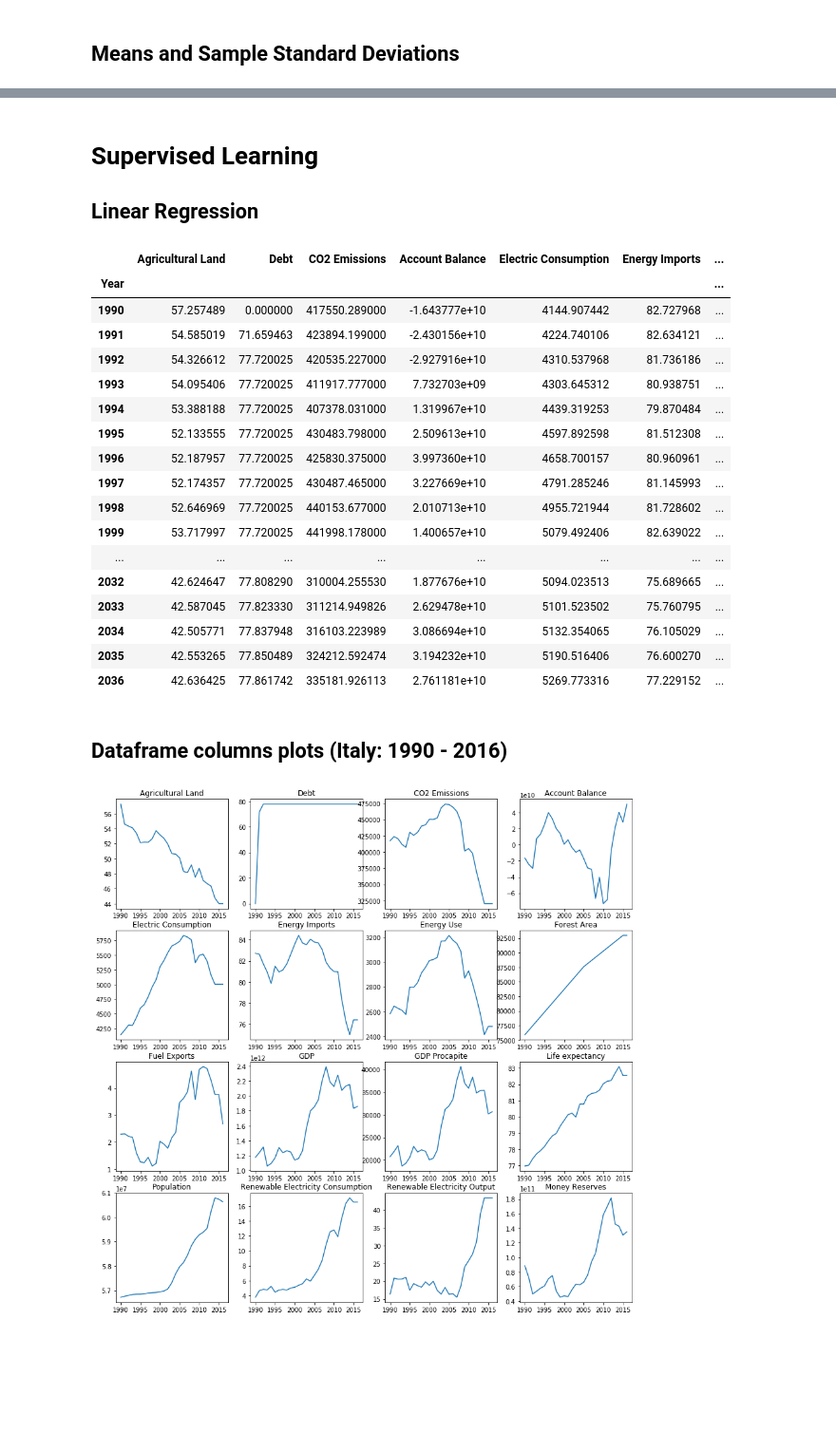
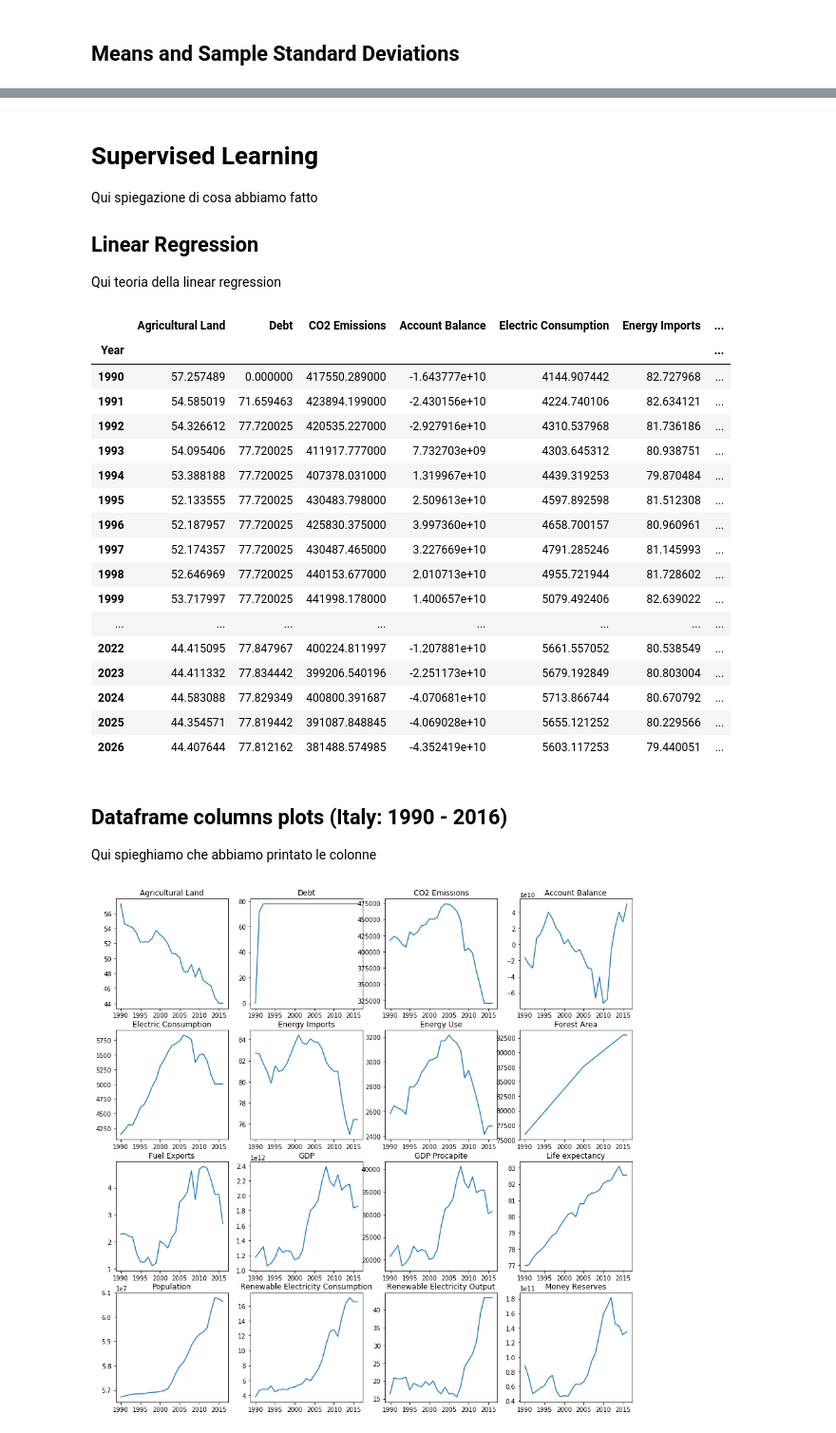
Before and after one commit to AngeloDamiani/DA-DDD-Project, a Jupyter notebook: main_notebook.ipynb, the cells around one changed output, grey strips where cells are left out. Shown at 95% size. Saved outputs shown, nothing was run; the diff lists cells and outputs as text; code cells hidden in the pictures; blank space fills up the shorter version.

Commit message:
ADDED: Scheletro della relazione

```diff
--- a/main_notebook.ipynb
+++ b/main_notebook.ipynb
@@ -270,7 +292,11 @@ dtype: float64
 # %% [markdown]
 # Supervised Learning
 
+Qui spiegazione di cosa abbiamo fatto
+
 ## Linear Regression
+
+Qui teoria della linear regression
 # %%
 import numpy as np
 from numpy.linalg import inv
@@ -327,7 +353,7 @@ def dataPreprocessing(df):
     return X,y,x_input,scaler
 
 # Prediction trial for 10 years
-pred_years = 20
+pred_years = 10
 for i in range(1, pred_years+1):
     X,y,x_input,scal = dataPreprocessing(target_df)
     LR = LinearRegression()
@@ -336,40 +362,42 @@ for i in range(1, pred_years+1):
     # 17 is the number of input variable (1 for bias)
     # 16 is the number of output variable
     y_hat = scal.inverse_transform(LR.predict(x_input))
 
     # Rebuilding of DataFrame, reinserting the Year at the end
     columns = list(df.columns)
     columns.remove("Country")
     columns.remove("Year")
     result = pd.DataFrame(data=y_hat)
     result.columns = columns
     result.insert(loc=0, column="Year", value=interestInterval[1]+i)
 
     target_df = pd.concat([target_df, result])
 
 target_df.set_index('Year', inplace=True)
 target_df
 # %% [output]
 |  | Agricultural Land | Debt | CO2 Emissions | Account Balance | Electric Consumption | Energy Imports | ... |
 | Year |  |  |  |  |  |  | ... |
 | 1990 | 57.257489 | 0.000000 | 417550.289000 | -1.643777e+10 | 4144.907442 | 82.727968 | ... |
 | 1991 | 54.585019 | 71.659463 | 423894.199000 | -2.430156e+10 | 4224.740106 | 82.634121 | ... |
 | 1992 | 54.326612 | 77.720025 | 420535.227000 | -2.927916e+10 | 4310.537968 | 81.736186 | ... |
 | 1993 | 54.095406 | 77.720025 | 411917.777000 | 7.732703e+09 | 4303.645312 | 80.938751 | ... |
 | 1994 | 53.388188 | 77.720025 | 407378.031000 | 1.319967e+10 | 4439.319253 | 79.870484 | ... |
 | 1995 | 52.133555 | 77.720025 | 430483.798000 | 2.509613e+10 | 4597.892598 | 81.512308 | ... |
 | 1996 | 52.187957 | 77.720025 | 425830.375000 | 3.997360e+10 | 4658.700157 | 80.960961 | ... |
 | 1997 | 52.174357 | 77.720025 | 430487.465000 | 3.227669e+10 | 4791.285246 | 81.145993 | ... |
 | 1998 | 52.646969 | 77.720025 | 440153.677000 | 2.010713e+10 | 4955.721944 | 81.728602 | ... |
 | 1999 | 53.717997 | 77.720025 | 441998.178000 | 1.400657e+10 | 5079.492406 | 82.639022 | ... |
 | ... | ... | ... | ... | ... | ... | ... | ... |
-| 2032 | 42.624647 | 77.808290 | 310004.255530 | 1.877676e+10 | 5094.023513 | 75.689665 | ... |
-| 2033 | 42.587045 | 77.823330 | 311214.949826 | 2.629478e+10 | 5101.523502 | 75.760795 | ... |
-| 2034 | 42.505771 | 77.837948 | 316103.223989 | 3.086694e+10 | 5132.354065 | 76.105029 | ... |
-| 2035 | 42.553265 | 77.850489 | 324212.592474 | 3.194232e+10 | 5190.516406 | 76.600270 | ... |
-| 2036 | 42.636425 | 77.861742 | 335181.926113 | 2.761181e+10 | 5269.773316 | 77.229152 | ... |
+| 2022 | 44.415095 | 77.847967 | 400224.811997 | -1.207881e+10 | 5661.557052 | 80.538549 | ... |
+| 2023 | 44.411332 | 77.834442 | 399206.540196 | -2.251173e+10 | 5679.192849 | 80.803004 | ... |
+| 2024 | 44.583088 | 77.829349 | 400800.391687 | -4.070681e+10 | 5713.866744 | 80.670792 | ... |
+| 2025 | 44.354571 | 77.819442 | 391087.848845 | -4.069028e+10 | 5655.121252 | 80.229566 | ... |
+| 2026 | 44.407644 | 77.812162 | 381488.574985 | -4.352419e+10 | 5603.117253 | 79.440051 | ... |
 # %% [markdown]
 ## Dataframe columns plots (Italy: 1990 - 2016)
+
+Qui spieghiamo che abbiamo printato le colonne
 # %%
 fig = plt.figure(figsize=(15,15))
 
```
Also changed, not shown: parts of 19 cells of this notebook.
